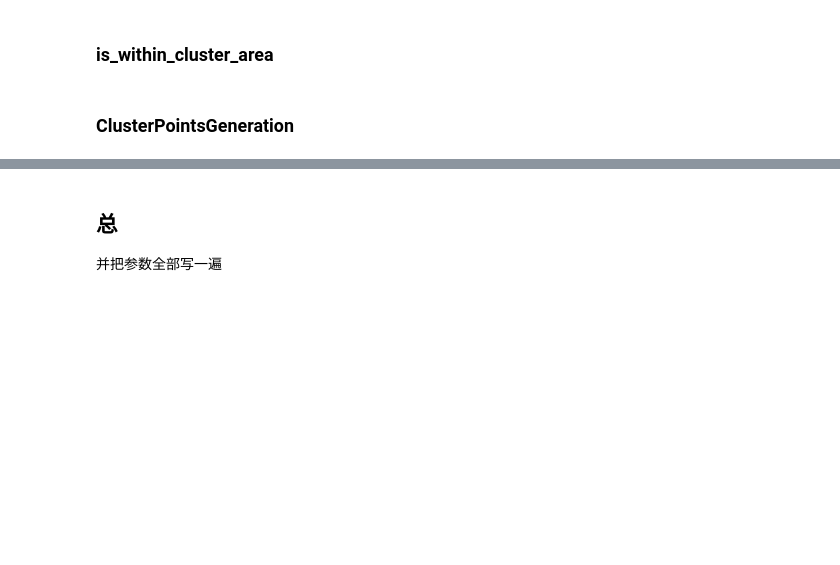
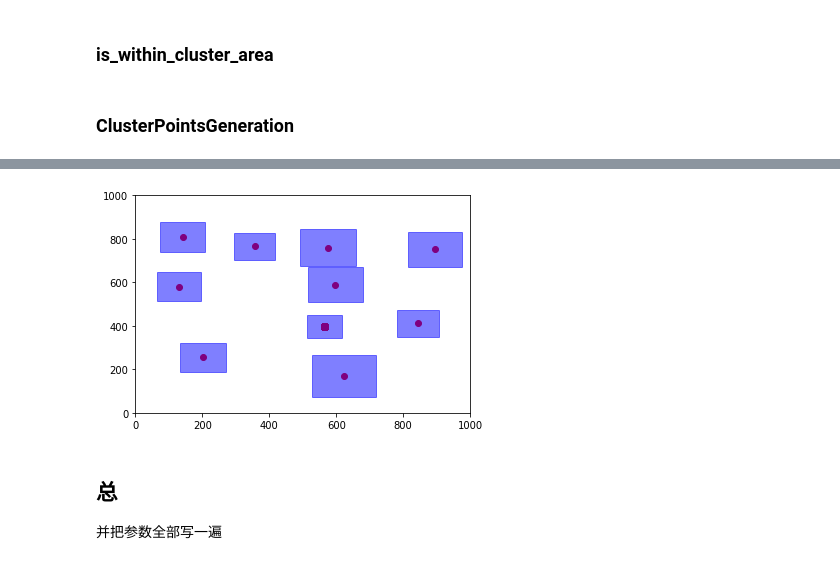
Before and after one commit to HereDrlv/CAS-lab, a Jupyter notebook: day 2/Untitled.ipynb, the cells around one changed output, grey strips where cells are left out. Cells and saved outputs as stored; diff of their text form; code cells hidden in the pictures; blank space fills up the shorter version.

```diff
--- a/day 2/Untitled.ipynb
+++ b/day 2/Untitled.ipynb
@@ -218 +232,46 @@ m 范围
+# %%
+# TEST 产生一个不在任意聚类内的噪点
+    # 产生所有的聚类，以及其属性，包括shape rad eps
+TEST_r = np.array([])
+TEST_miu = np.array([])
+TEST_shape = np.array([])
+TEST_rad = np.array([])
+TEST_eps = np.array([])
+for i in range(c):
+    while 1:
+        TEST_r_new , TEST_miu_new = ClusterPlacement(r_k = TEST_r, miu_k = TEST_miu)
+        if TEST_r_new != -1:
+            break
+    TEST_r = np.append(TEST_r , TEST_r_new)
+    TEST_miu = np.append(TEST_miu , TEST_miu_new)
+    TEST_miu = TEST_miu.reshape(int(len(TEST_miu)/d),d)
+    TEST_shape = np.append(TEST_shape, np.random.randint(-1,2))
+    if len(TEST_rad)==1:
+        TEST_rad = np.random.random(d) * TEST_r_new
+    else: TEST_rad = np.append(TEST_rad, np.random.random(d) * TEST_r_new)
+    TEST_eps = 0.01 * TEST_r_new
+    # 为其中一个聚类产撒点
+TEST_clusterpoints = ClusterPointsGeneration(
+    n_j=100,
+    r_j=TEST_r[0], miu_j=TEST_miu[0],
+    shape=TEST_shape[0],
+    rad_i=TEST_rad[0],
+    alpha=0.03
+)
+
+    # 加噪点——不在任何一个聚类内
+    #############CHECKPOINTHERE####################
+    # noisepoint = make_a_noise_point(miu_k=TEST_miu, r_k=TEST_r, eps_k=, m=m, radi_k=)
+
+# 画图
+fig=plt.figure()
+ax = fig.add_subplot(111, aspect='auto')
+plt.axis([0,m,0,m])
+
+plt.scatter([i[0] for i in TEST_miu],[i[1] for i in TEST_miu],c='r')
+plt.scatter([i[0] for i in TEST_clusterpoints],[i[1] for i in TEST_clusterpoints],c='r')
+for i in range(c):
+    ax.add_patch(mpatches.Rectangle(TEST_miu[i]-TEST_r[i], TEST_r[i]*2,TEST_r[i]*2, color = 'b', alpha=0.5))
+# %% [output]
+[figure, added]
 # %%
```
Also changed, not shown: parts of 16 cells of this notebook.
